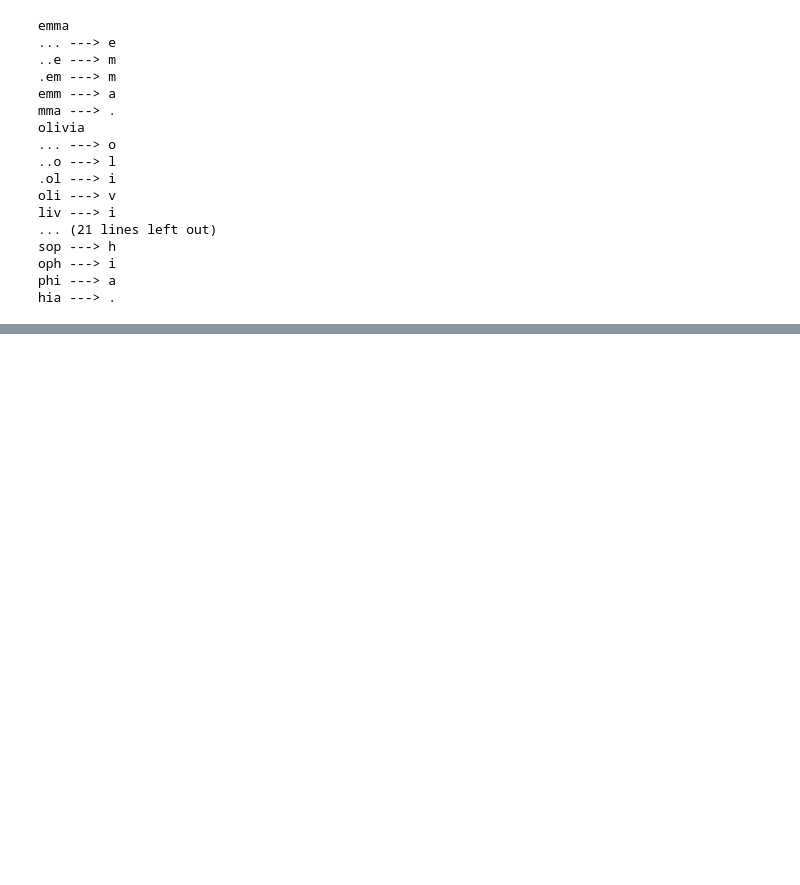
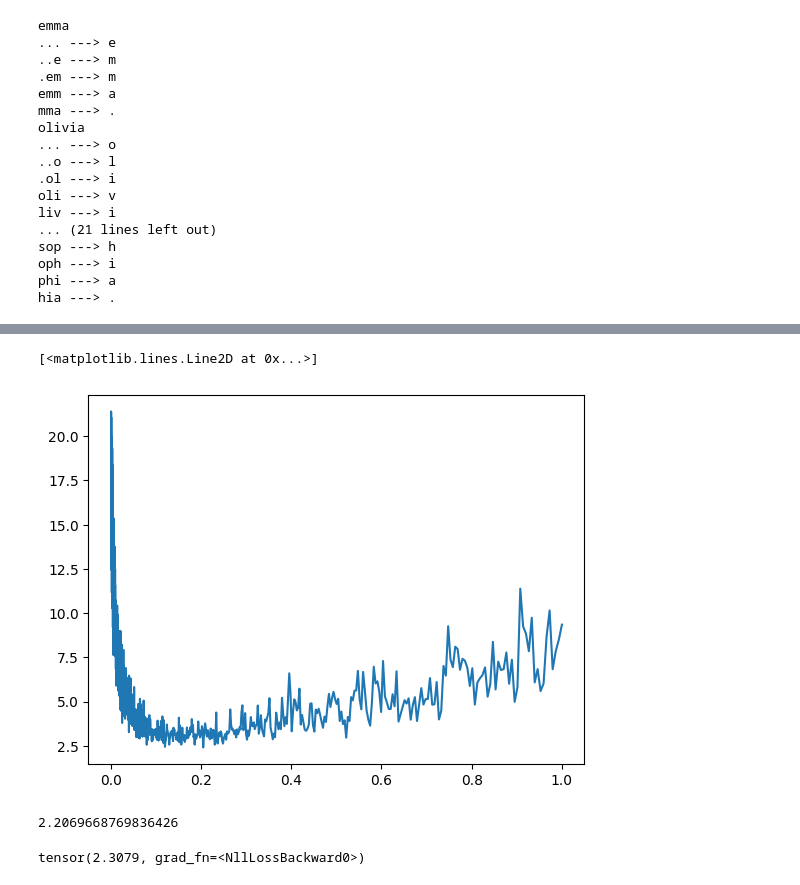
Before and after one commit to Soorej30/Andrej_Karpathy_yt, a Jupyter notebook: MakeMore/build_makemore_mlp_yay.ipynb, the cells around one changed output, grey strips where cells are left out. Drawn from its saved outputs; the diff is of its cells as text; code cells hidden in the pictures; blank space fills up the shorter version.

```diff
--- a/MakeMore/build_makemore_mlp_yay.ipynb
+++ b/MakeMore/build_makemore_mlp_yay.ipynb
@@ -57,0 +238,9 @@ hia ---> .
+# %%
+for p in parameters:
+    p.requires_grad = True
+# %%
+# To grid search for learning rate
+# torch.linspace(0.001, 1, 1000) # This is evenly spaced, so we try to space is exponentially as below
+lre = torch.linspace(-3, 0, 1000)
+lrs = 10**lre
+lrs
@@ -57,0 +265,29 @@ hia ---> .
+# %%
+# Training code
+lri = []
+lossi = []
+for i in range(1000):
+    # minibatch construct
+    ix = torch.randint(0, X.shape[0], (32,))
+
+    # Forward pass
+    emb = C[X[ix]]
+    h = torch.tanh(emb.view(-1, 6) @ W1 + b1)
+    logits = h @ W2 + b2
+    loss = F.cross_entropy(logits, Y[ix])
+    print(loss.item())
+    # Backward pass
+    for p in parameters:
+        p.grad = None
+    loss.backward()
+
+    # update
+    # To guess the learning rate
+    lr = lrs[i]
+    for p in parameters:
+        p.data += -lr * p.grad
+
+    # Track loss stats
+    lri.append(lr)
+    lossi.append(loss.item())
+# print(loss.item())
@@ -57,0 +312,5 @@ hia ---> .
+# %%
+plt.plot(lri,lossi)
+# %% [output]
+[<matplotlib.lines.Line2D at 0x...>]
+[figure, added]
@@ -57,0 +319,34 @@ hia ---> .
+# %%
+# Training code
+for i in range(10000):
+    # minibatch construct
+    ix = torch.randint(0, X.shape[0], (32,))
+
+    # Forward pass
+    emb = C[X[ix]]
+    h = torch.tanh(emb.view(-1, 6) @ W1 + b1)
+    logits = h @ W2 + b2
+    loss = F.cross_entropy(logits, Y[ix])
+    # print(loss.item())
+    # Backward pass
+    for p in parameters:
+        p.grad = None
+    loss.backward()
+
+    # update
+    # lr = 0.1
+    lr = 0.01 # We do this as training decay, towards the end stage of training, we reduce the learning rate and do a few steps
+    for p in parameters:
+        p.data += -lr * p.grad
+
+print(loss.item())
+# %% [output]
+2.2069668769836426
+# %%
+emb = C[X]
+h = torch.tanh(emb.view(-1, 6) @ W1 + b1)
+logits = h @ W2 + b2
+loss = F.cross_entropy(logits, Y)
+loss
+# %% [output]
+tensor(2.3079, grad_fn=<NllLossBackward0>)
```
Also changed, not shown: parts of 43 cells of this notebook.
